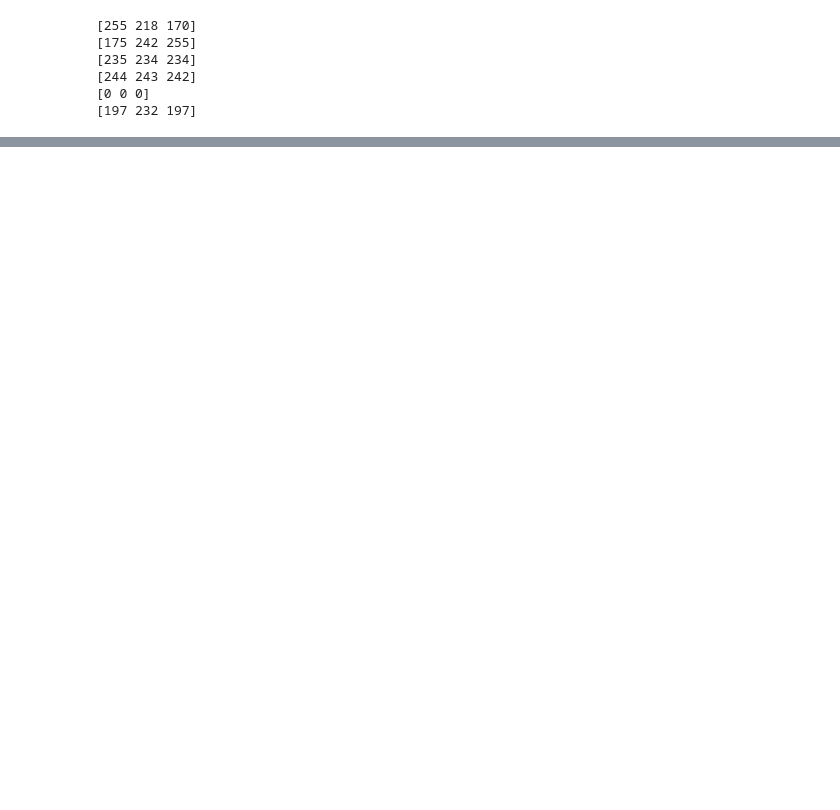
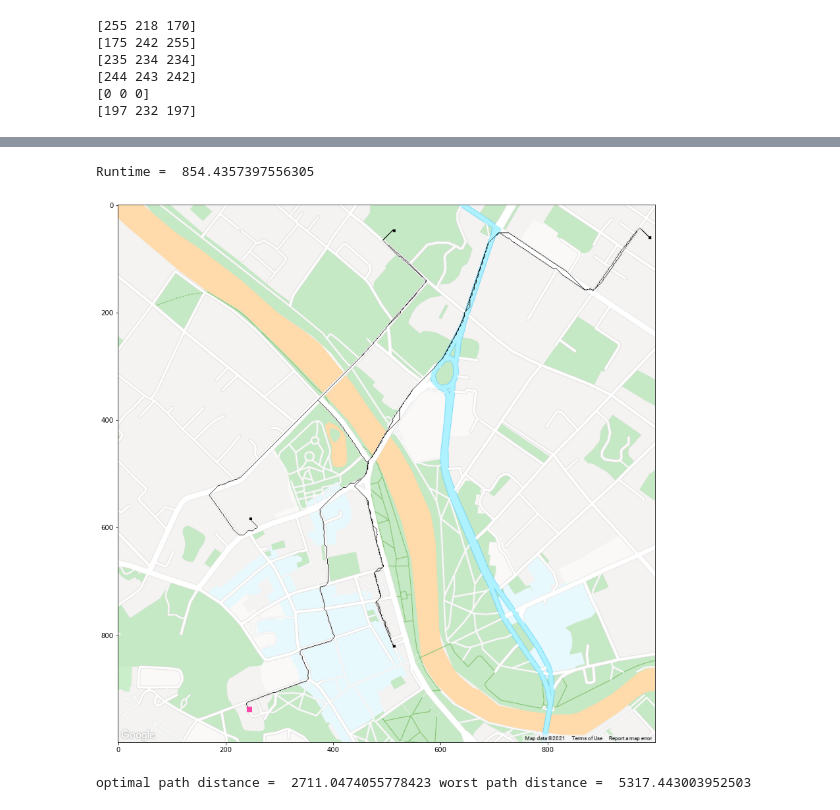
Before and after one commit to manishgupta94/finding-path, a Jupyter notebook: project.ipynb, the cells around one changed output, grey strips where cells are left out. Cells and saved outputs as stored; diff of their text form; code cells hidden in the pictures; blank space fills up the shorter version.

```diff
--- a/project.ipynb
+++ b/project.ipynb
@@ -235,0 +321,58 @@ with open(filename, 'w') as f:
+# %%
+dist_order = {}
+path_order = {}
+path_store = []
+worst_distance = 0
+places = copy.copy(visit_point)
+current = places[0]
+start = time.time()
+while len(places) > 1:
+    places.remove(current)
+    dist_order = {}
+    path_order = {}
+    for data in places:
+        shortest_path, distance = find_shortest_path_D(img,current,data)
+        dist_order[data] = distance
+        path_order[data] = shortest_path
+    if len(dist_order) == 1:
+        worst_path = dist_order
+    else:
+        worst_path = dict(sorted(dist_order.items(), key=lambda item: item[1] ,reverse = True)[:1])
+    path_store.extend(path_order[list(worst_path.keys())[0]])
+    worst_distance += dist_order[list(worst_path.keys())[0]]
+    current = list(worst_path.keys())[0]
+end = time.time()
+elapsed = float(end - start)
+print("Runtime = ", elapsed)
+# %% [output]
+Runtime =  854.4357397556305
+# %%
+img = cv2.imread('map-image.png')
+count = 0
+for data in visit_point:
+    for i in range(5):
+        for j in range(5):
+            img[data[0]+i,data[1]+j] = [0,0,0]
+
+    if count == 0:
+        for i in range(10):
+            for j in range(10):
+                img[data[0]+i,data[1]+j] = [255,70,170]
+    count += 1
+# plt.figure(figsize=(15,15))
+# plt.imshow(img) # show the image
+# plt.show()
+# %%
+#img = cv2.imread('map-image.png')
+for pixcel in path_store:
+    #print(img[pixcel[0],pixcel[1]])
+    img[pixcel[0],pixcel[1]] = [0,0,0]
+plt.figure(figsize=(15,15))
+plt.imshow(img) # show the image
+plt.show()
+# %% [output]
+[figure, added]
+# %%
+print("optimal path distance = ", result_distance,"worst path distance = ", worst_distance)
+# %% [output]
+optimal path distance =  2711.0474055778423 worst path distance =  5317.443003952503
```
Also changed, not shown: parts of 12 cells of this notebook.
